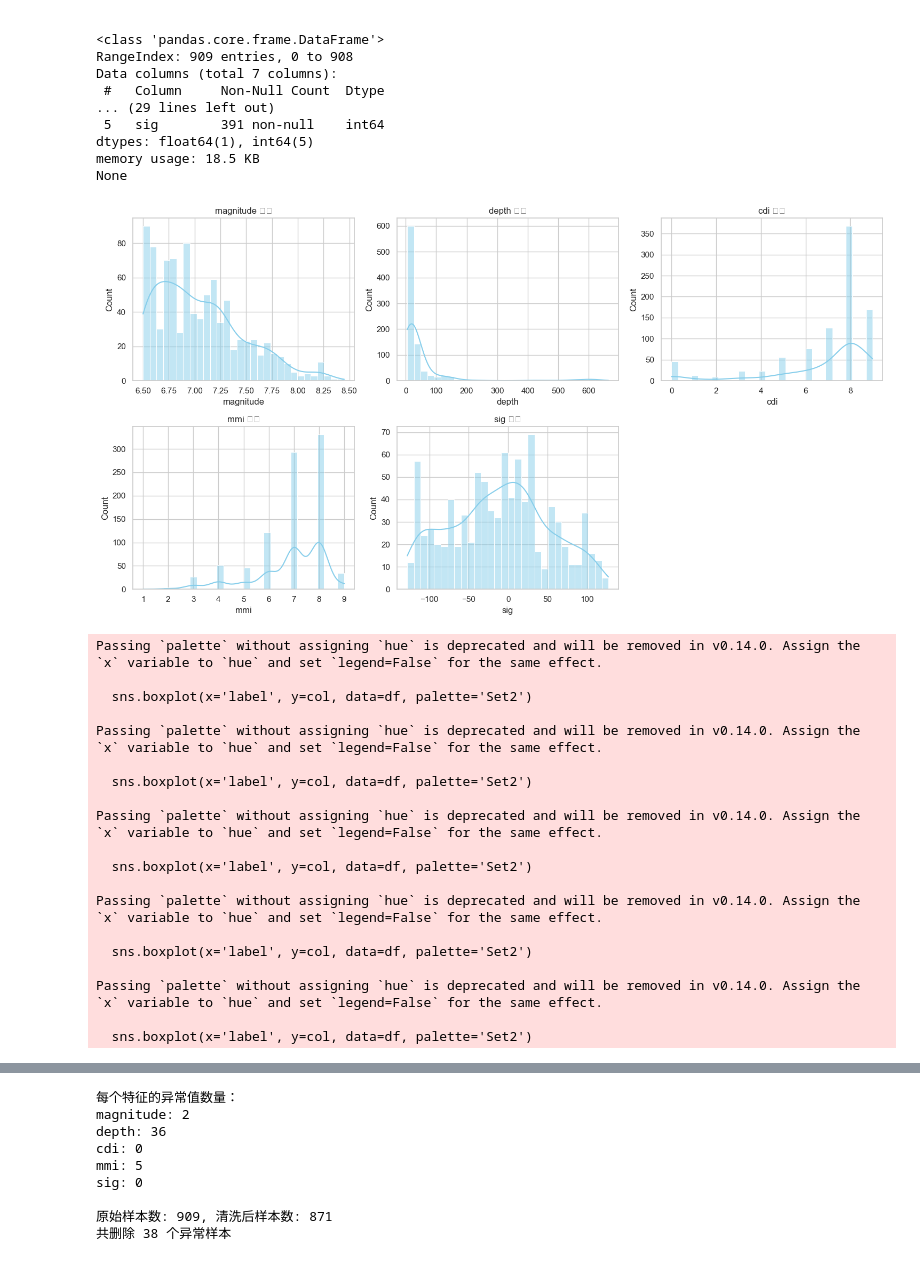
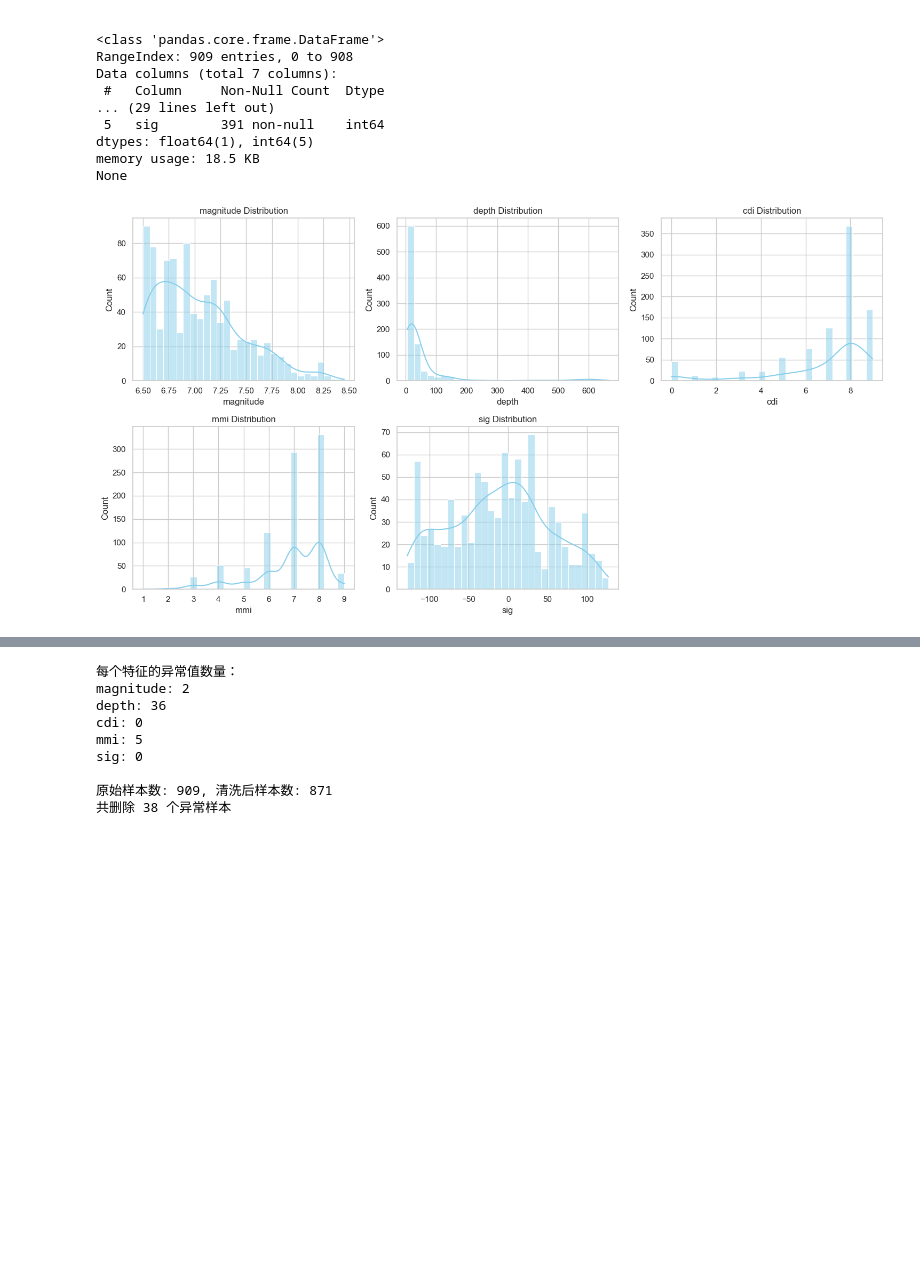
Before and after one commit to ssyss-513/MyColab, a Jupyter notebook: COMP5434/5434_task1.ipynb, the cells around one changed output, grey strips where cells are left out. Cells and saved outputs as stored; diff of their text form; code cells hidden in the pictures; blank space fills up the shorter version.

```diff
--- a/COMP5434/5434_task1.ipynb
+++ b/COMP5434/5434_task1.ipynb
@@ -44,56 +44,37 @@ None
 # %%
 # ===== 导入库 =====
 import matplotlib.pyplot as plt
 import seaborn as sns
 
 # 设置风格
-sns.set(style="whitegrid")
+sns.set_theme(style="whitegrid")
 
 # 特征列表（排除 id 和 label）
 features = ['magnitude', 'depth', 'cdi', 'mmi', 'sig']
 
 # 1️⃣ 每列特征的直方图
 plt.figure(figsize=(15, 8))
 for i, col in enumerate(features, 1):
     plt.subplot(2, 3, i)
     sns.histplot(df[col], bins=30, kde=True, color='skyblue')
-    plt.title(f'{col} 分布')
+    plt.title(f'{col} Distribution')
 plt.tight_layout()
 plt.show()
 
 # 2️⃣ 每列特征与 label 的箱型图
 plt.figure(figsize=(15, 8))
 for i, col in enumerate(features, 1):
     plt.subplot(2, 3, i)
-    sns.boxplot(x='label', y=col, data=df, palette='Set2')
+    sns.boxplot(x='label', y=col, data=df, hue='label', palette='Set2', legend=False)
     plt.title(f'{col} vs label')
 plt.tight_layout()
 plt.show()
 
 # 3️⃣ 特征与 label 的散点图矩阵（pairplot）
 sns.pairplot(df, vars=features, hue='label', palette='Set1', corner=True)
 plt.show()
 # %% [output]
-[figure, old version]
+[figure, new version]
-Passing `palette` without assigning `hue` is deprecated and will be removed in v0.14.0. Assign the `x` variable to `hue` and set `legend=False` for the same effect.
-
-  sns.boxplot(x='label', y=col, data=df, palette='Set2')
-
-Passing `palette` without assigning `hue` is deprecated and will be removed in v0.14.0. Assign the `x` variable to `hue` and set `legend=False` for the same effect.
-
-  sns.boxplot(x='label', y=col, data=df, palette='Set2')
-
-Passing `palette` without assigning `hue` is deprecated and will be removed in v0.14.0. Assign the `x` variable to `hue` and set `legend=False` for the same effect.
-
-  sns.boxplot(x='label', y=col, data=df, palette='Set2')
-
-Passing `palette` without assigning `hue` is deprecated and will be removed in v0.14.0. Assign the `x` variable to `hue` and set `legend=False` for the same effect.
-
-  sns.boxplot(x='label', y=col, data=df, palette='Set2')
-
-Passing `palette` without assigning `hue` is deprecated and will be removed in v0.14.0. Assign the `x` variable to `hue` and set `legend=False` for the same effect.
-
-  sns.boxplot(x='label', y=col, data=df, palette='Set2')
 [figure]
 [figure]
 # %%
```
Also changed, not shown: parts of 6 cells of this notebook, 2 other files.
